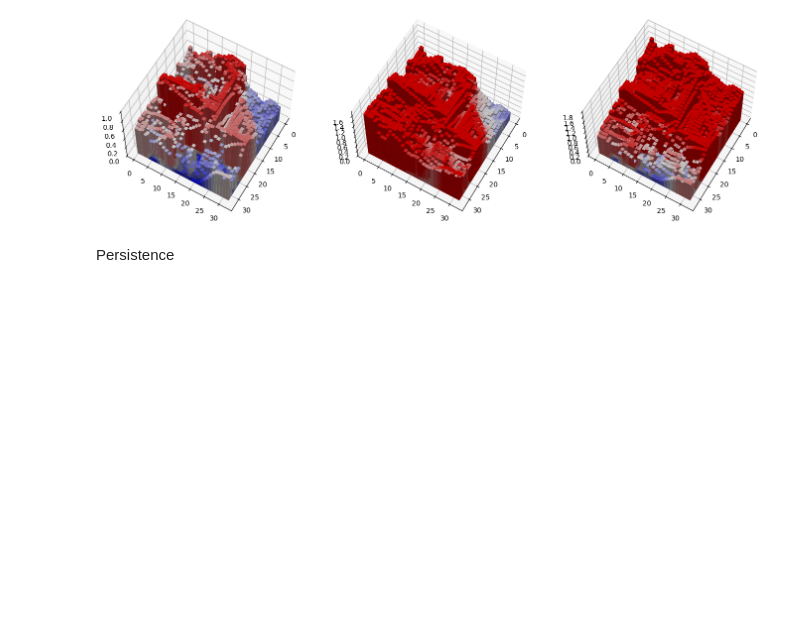
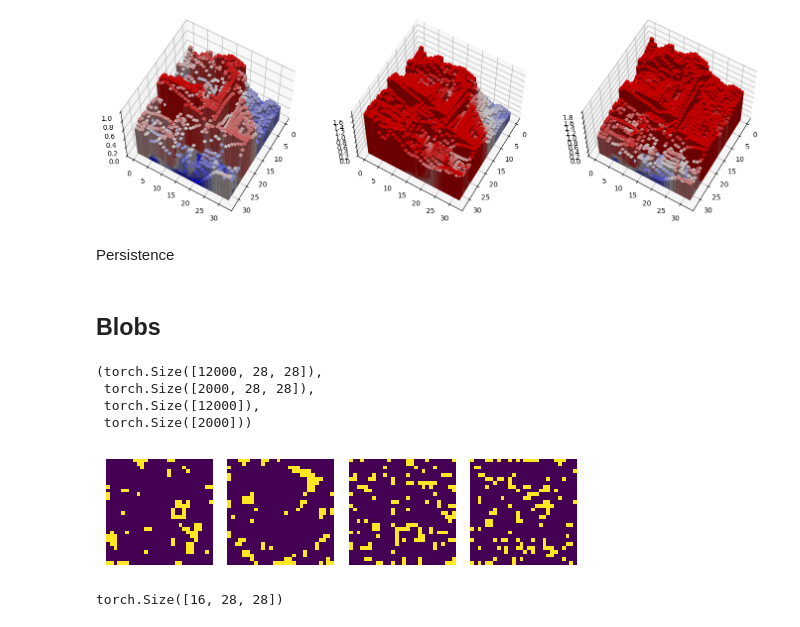
Before and after one commit to alexxandra-u/vkr, a Jupyter notebook: notebooks/datasets_torchvision_260225.ipynb, the cells around one changed output. Saved outputs shown, nothing was run; the diff lists cells and outputs as text; code cells hidden in the pictures; blank space fills up the shorter version.

```diff
--- a/notebooks/datasets_torchvision_260225.ipynb
+++ b/notebooks/datasets_torchvision_260225.ipynb
@@ -565,5 +417,3 @@ x = np.array([1, 2, 3, 4, 5])
 x
 # %% [output]
 array([1, 2, 3, 4, 5])
-# %%
-idx = np
@@ -818,6 +656,6 @@ transform_cifar = Compose([
 alphas = list(np.linspace(0, 360, 16+1)[:-1])
 f = Direction(alphas, agg="add")
 
-img = transform_cifar(X_cifar_train[1].permute(2, 0, 1)).squeeze(0)
-img_filtered = f(img)
-img_filtered.shape
+# img = transform_cifar(X_cifar_train[1].permute(2, 0, 1)).squeeze(0)
+# img_filtered = f(img)
+# img_filtered.shape
@@ -880,3 +720,5 @@ for i, img in enumerate(tqdm(X_cifar_test_)):
     D_cifar_test_dir.append(dgm_pht)
 
 pickle.dump(D_cifar_test_dir, open("../data/CIFAR_D_test_dir.pkl", "wb"))
+# %% [markdown]
+## Blobs
@@ -882,0 +781,35 @@ pickle.dump(D_cifar_test_dir, open("../data/CIFAR_D_test_dir.pkl", "wb"))
+# %%
+X_blobs_train.shape, X_blobs_test.shape, y_blobs_train.shape, y_blobs_test.shape
+# %% [output]
+(torch.Size([12000, 28, 28]),
+ torch.Size([2000, 28, 28]),
+ torch.Size([12000]),
+ torch.Size([2000]))
+# %%
+import matplotlib.pyplot as plt
+
+classes = torch.unique(y_blobs_train).numpy()
+
+plt.figure(figsize=(5, 3))
+
+for i, class_id in enumerate(classes):
+    class_indices = torch.where(y_blobs_train == class_id)[0][:2]
+
+    for j, idx in enumerate(class_indices):
+        plt.subplot(1, 4, i*2 + j + 1)
+        plt.imshow(X_blobs_train[idx])
+        plt.axis('off')
+
+plt.tight_layout()
+plt.show()
+# %% [output]
+[figure, added]
+# %%
+alphas = list(np.linspace(0, 360, 16+1)[:-1])
+f = Direction(alphas, agg="add")
+
+img = X_blobs_train[1]
+img_filtered = f(img)
+img_filtered.shape
+# %% [output]
+torch.Size([16, 28, 28])
```
Also changed, not shown: parts of 16 cells of this notebook, 1 other file.
